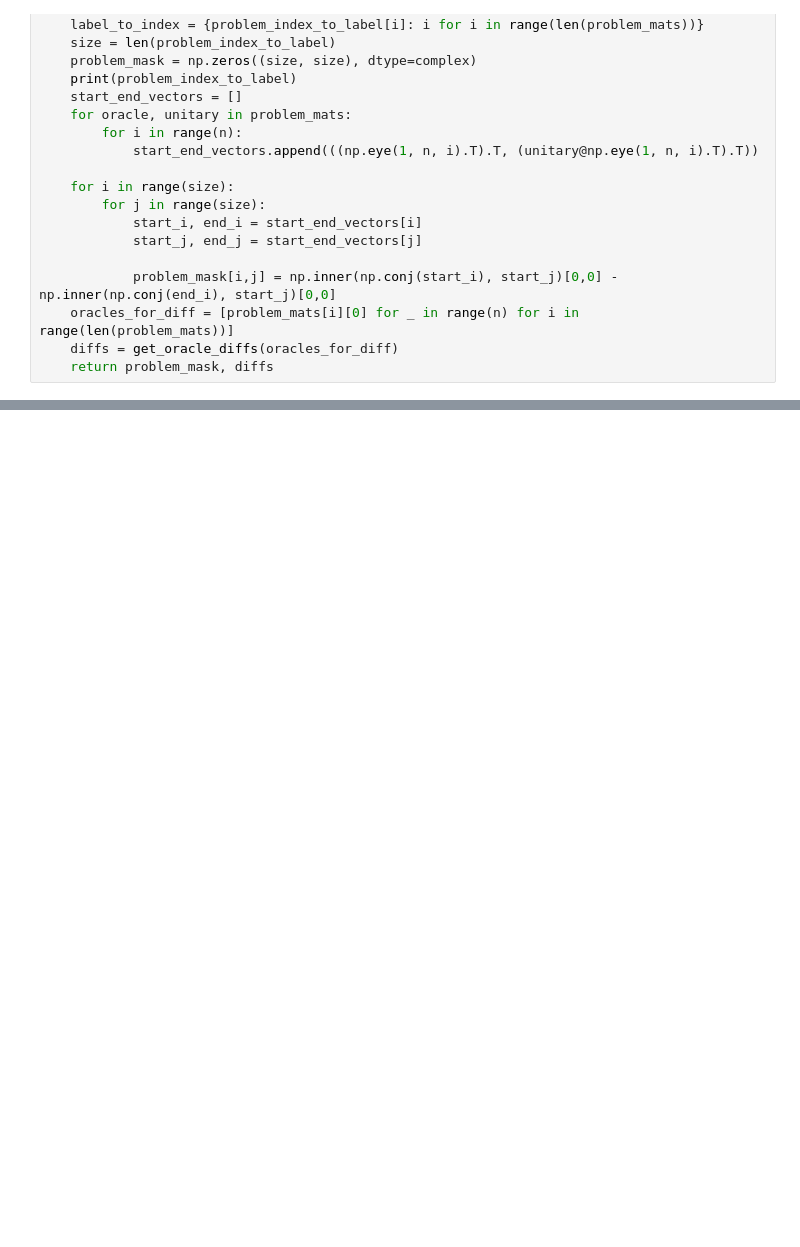
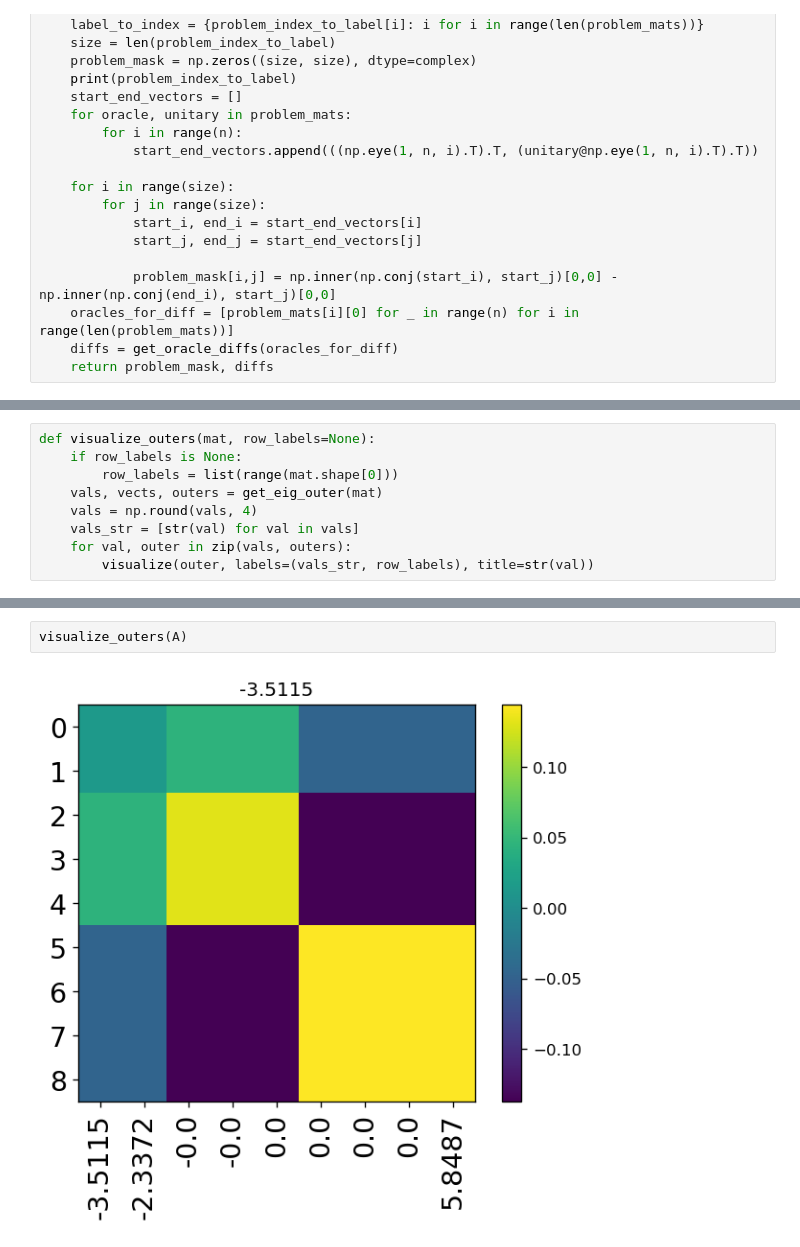
Before and after one commit to blake-holman/ED_Adversaries, a Jupyter notebook: Relative.ipynb, the cells around one changed output, grey strips where cells are left out. Cells and saved outputs as stored; diff of their text form; blank space fills up the shorter version.

```diff
--- a/Relative.ipynb
+++ b/Relative.ipynb
@@ -504,0 +454,9 @@ print(As)
+# %%
+def visualize_outers(mat, row_labels=None):
+    if row_labels is None:
+        row_labels = list(range(mat.shape[0]))
+    vals, vects, outers = get_eig_outer(mat)
+    vals = np.round(vals, 4)
+    vals_str = [str(val) for val in vals]
+    for val, outer in zip(vals, outers):
+        visualize(outer, labels=(vals_str, row_labels), title=str(val))
@@ -504,0 +475,4 @@ print(As)
+# %%
+visualize_outers(A)
+# %% [output]
+[figure, added]
```
Also changed, not shown: parts of 8 cells of this notebook, 2 other files.
